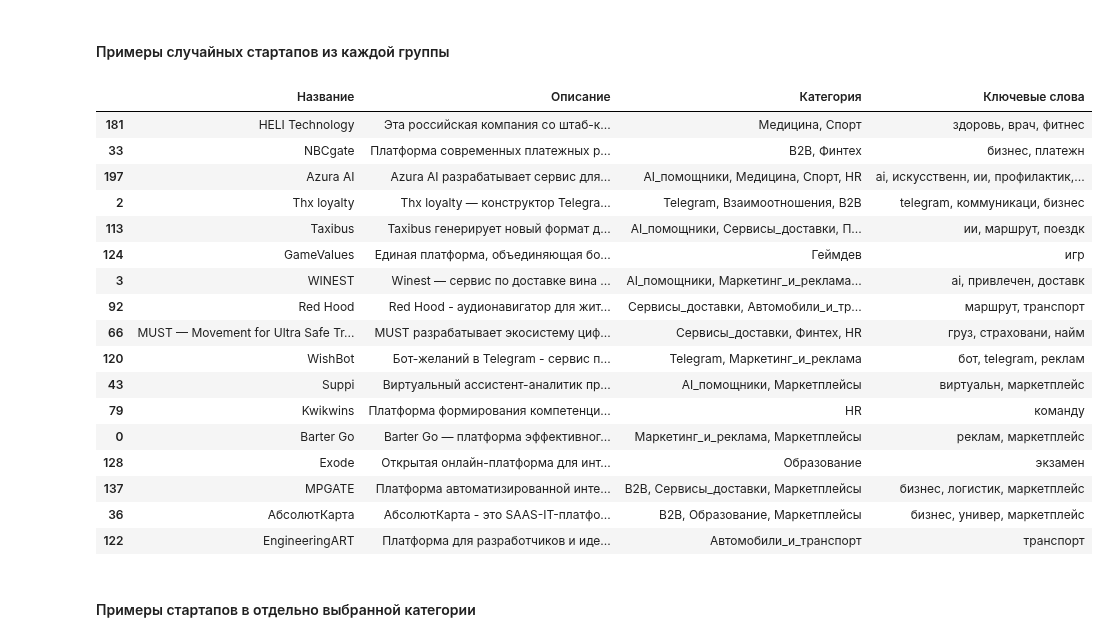
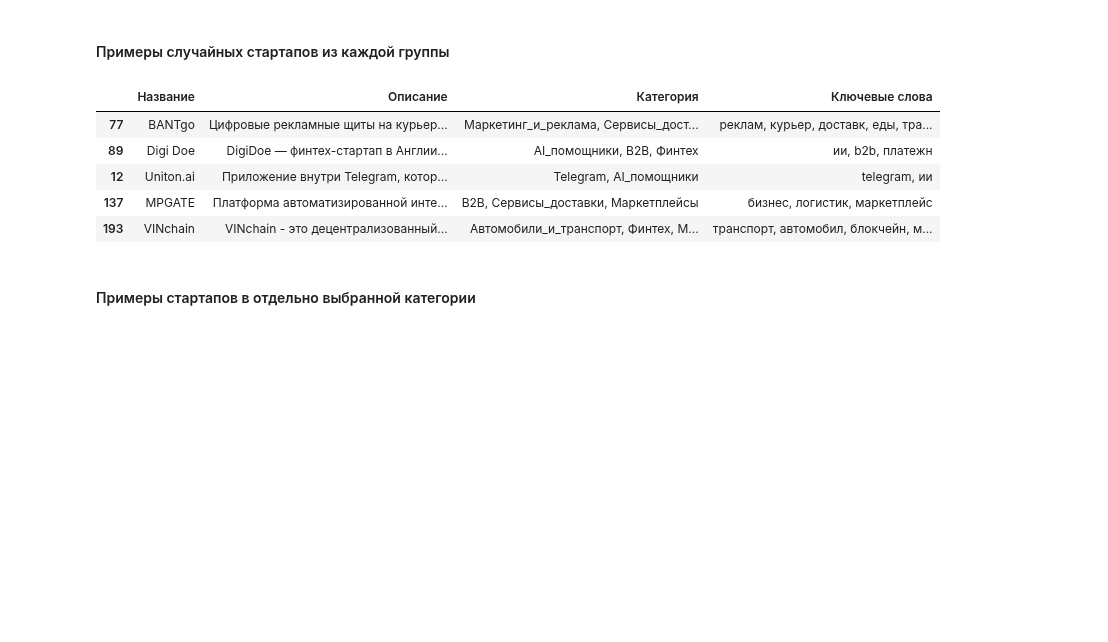
Before and after one commit to panchill/Startup-analytics, a Jupyter notebook: Startup_analytics.ipynb, the cells around one changed output. Saved outputs shown, nothing was run; the diff lists cells and outputs as text; code cells hidden in the pictures; blank space fills up the shorter version.

```diff
--- a/Startup_analytics.ipynb
+++ b/Startup_analytics.ipynb
@@ -163,41 +163,29 @@ subcategory_counts_df
 # %%
 def get_random_startup_by_category(df, columns_to_display, num_categories):
     random_startups = []
     grouped = df.groupby('Категория')  # Группировка по мультикатегориям
 
     # Случайный выбор категорий
     selected_categories = random.sample(list(grouped.groups.keys()), k=min(num_categories, len(grouped)))
 
     for category in selected_categories:
         group = grouped.get_group(category)  # Получаем группу для выбранной категории
         random_startup = group.sample(1)  # Выбираем случайный стартап для этой группы
         random_startups.append(random_startup)
 
     result_df = pd.concat(random_startups)
     return result_df[columns_to_display]
 
 columns_to_display = ['Название', 'Описание', 'Категория', 'Ключевые слова']
 random_startups_df = get_random_startup_by_category(df, columns_to_display, len(subcategory_counts_df))
-random_startups_df
+random_startups_df.head()
 # %% [output]
 |  | Название | Описание | Категория | Ключевые слова |
-| 181 | HELI Technology | Эта российская компания со штаб-к... | Медицина, Спорт | здоровь, врач, фитнес |
-| 33 | NBCgate | Платформа современных платежных р... | B2B, Финтех | бизнес, платежн |
-| 197 | Azura AI | Azura AI разрабатывает сервис для... | AI_помощники, Медицина, Спорт, HR | ai, искусственн, ии, профилактик,... |
-| 2 | Thx loyalty | Thx loyalty — конструктор Telegra... | Telegram, Взаимоотношения, B2B | telegram, коммуникаци, бизнес |
-| 113 | Taxibus | Taxibus генерирует новый формат д... | AI_помощники, Сервисы_доставки, П... | ии, маршрут, поездк |
-| 124 | GameValues | Единая платформа, объединяющая бо... | Геймдев | игр |
-| 3 | WINEST | Winest — cервис по доставке вина ... | AI_помощники, Маркетинг_и_реклама... | ai, привлечен, доставк |
-| 92 | Red Hood | Red Hood - аудионавигатор для жит... | Сервисы_доставки, Автомобили_и_тр... | маршрут, транспорт |
-| 66 | MUST — Movement for Ultra Safe Tr... | MUST разрабатывает экосистему циф... | Сервисы_доставки, Финтех, HR | груз, страховани, найм |
-| 120 | WishBot | Бот-желаний в Telegram - сервис п... | Telegram, Маркетинг_и_реклама | бот, telegram, реклам |
-| 43 | Suppi | Виртуальный ассистент-аналитик пр... | AI_помощники, Маркетплейсы | виртуальн, маркетплейс |
-| 79 | Kwikwins | Платформа формирования компетенци... | HR | команду |
-| 0 | Barter Go | Barter Go — платформа эффективног... | Маркетинг_и_реклама, Маркетплейсы | реклам, маркетплейс |
-| 128 | Exode | Открытая онлайн-платформа для инт... | Образование | экзамен |
+| 77 | BANTgo | Цифровые рекламные щиты на курьер... | Маркетинг_и_реклама, Сервисы_дост... | реклам, курьер, доставк, еды, тра... |
+| 89 | Digi Doe | DigiDoe — финтех-стартап в Англии... | AI_помощники, B2B, Финтех | ии, b2b, платежн |
+| 12 | Uniton.ai | Приложение внутри Telegram, котор... | Telegram, AI_помощники | telegram, ии |
 | 137 | MPGATE | Платформа автоматизированной инте... | B2B, Сервисы_доставки, Маркетплейсы | бизнес, логистик, маркетплейс |
-| 36 | АбсолютКарта | АбсолютКарта - это SAAS-IT-платфо... | B2B, Образование, Маркетплейсы | бизнес, универ, маркетплейс |
-| 122 | EngineeringART | Платформа для разработчиков и иде... | Автомобили_и_транспорт | транспорт |
+| 193 | VINchain | VINchain - это децентрализованный... | Автомобили_и_транспорт, Финтех, М... | транспорт, автомобил, блокчейн, м... |
 # %% [markdown]
 #### Примеры стартапов в отдельно выбранной категории
 # %%
```
Also changed, not shown: parts of 5 cells of this notebook, 1 other file.
